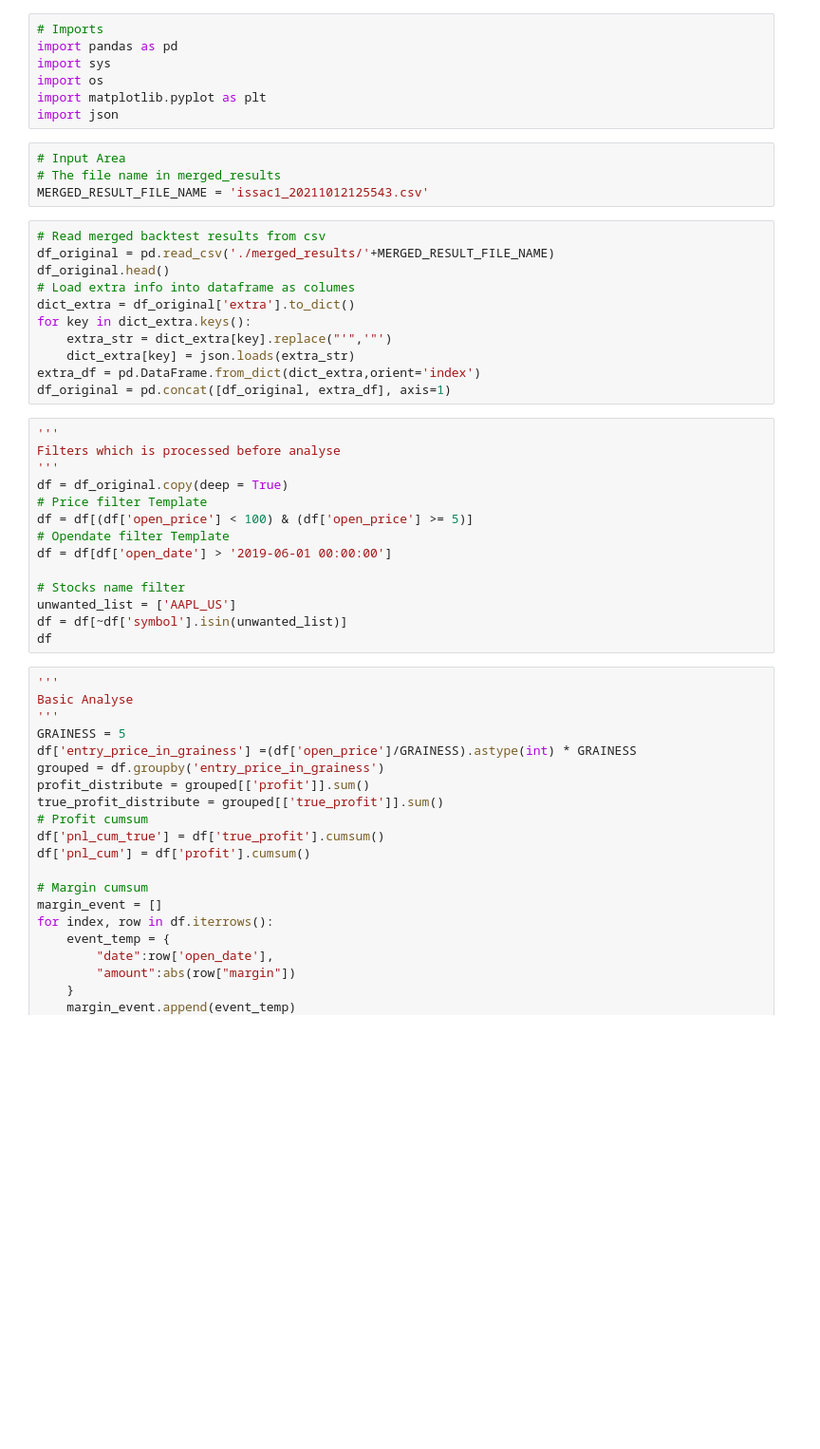
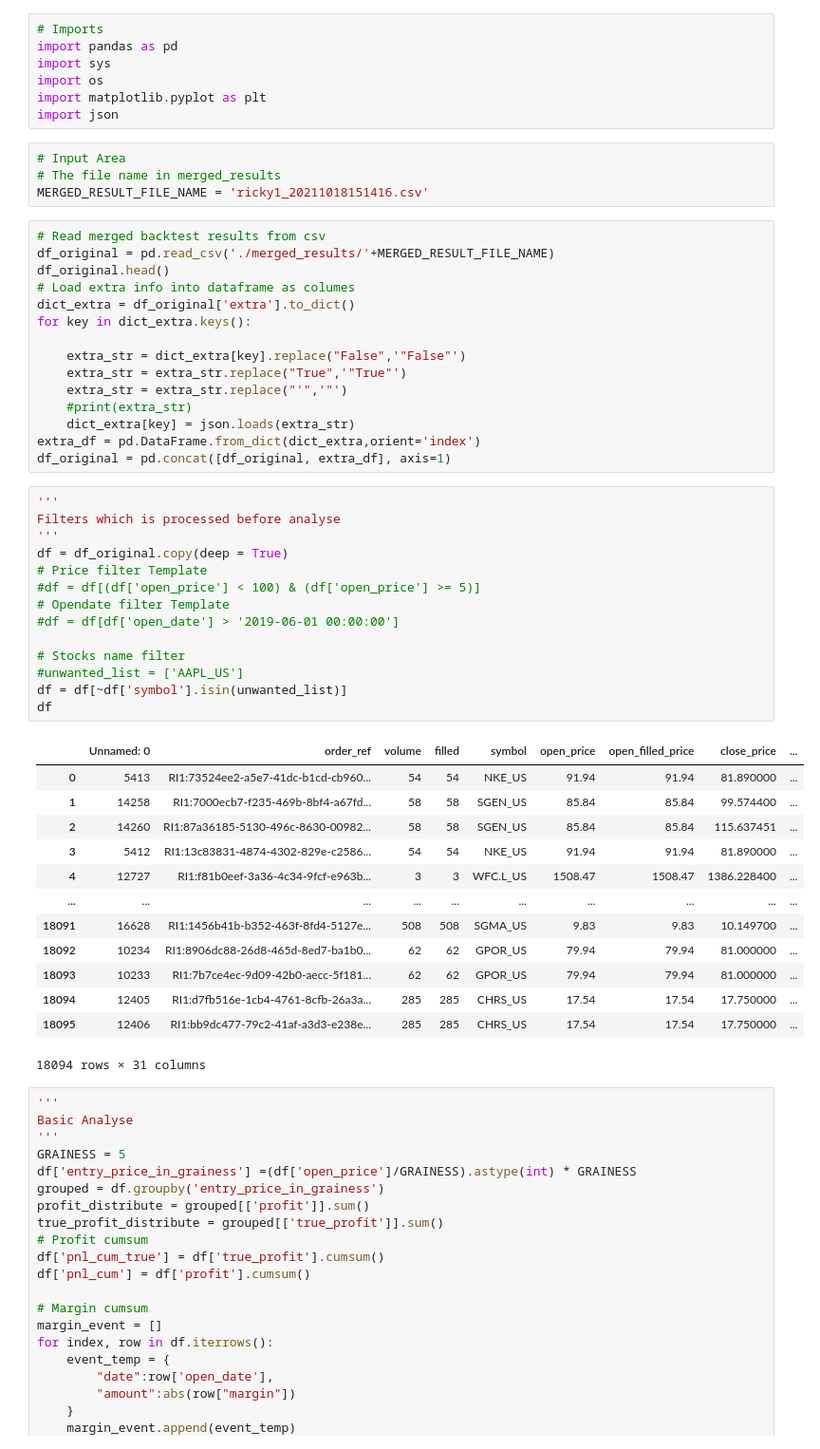
Before and after one commit to AlexLJC/xtraderbacktest, a Jupyter notebook: tools/analyser/anaylyse_staticstics.ipynb, the cells around one changed output. Shown at 95% size. Drawn from its saved outputs; the diff is of its cells as text; blank space fills up the shorter version.

```diff
--- a/tools/analyser/anaylyse_staticstics.ipynb
+++ b/tools/analyser/anaylyse_staticstics.ipynb
@@ -8,7 +8,7 @@ import json
 # %%
 # Input Area
 # The file name in merged_results
-MERGED_RESULT_FILE_NAME = 'issac1_20211012125543.csv'
+MERGED_RESULT_FILE_NAME = 'ricky1_20211018151416.csv'
 # %%
 # Read merged backtest results from csv
 df_original = pd.read_csv('./merged_results/'+MERGED_RESULT_FILE_NAME)
@@ -16,24 +16,42 @@ df_original.head()
 # Load extra info into dataframe as columes
 dict_extra = df_original['extra'].to_dict()
 for key in dict_extra.keys():
-    extra_str = dict_extra[key].replace("'",'"')
+
+    extra_str = dict_extra[key].replace("False",'"False"')
+    extra_str = extra_str.replace("True",'"True"')
+    extra_str = extra_str.replace("'",'"')
+    #print(extra_str)
     dict_extra[key] = json.loads(extra_str)
 extra_df = pd.DataFrame.from_dict(dict_extra,orient='index')
 df_original = pd.concat([df_original, extra_df], axis=1)
 # %%
 '''
 Filters which is processed before analyse
 '''
 df = df_original.copy(deep = True)
 # Price filter Template
-df = df[(df['open_price'] < 100) & (df['open_price'] >= 5)]
+#df = df[(df['open_price'] < 100) & (df['open_price'] >= 5)]
 # Opendate filter Template
-df = df[df['open_date'] > '2019-06-01 00:00:00']
+#df = df[df['open_date'] > '2019-06-01 00:00:00']
 
 # Stocks name filter
-unwanted_list = ['AAPL_US']
+#unwanted_list = ['AAPL_US']
 df = df[~df['symbol'].isin(unwanted_list)]
 df
+# %% [output]
+|  | Unnamed: 0 | order_ref | volume | filled | symbol | open_price | open_filled_price | close_price | ... |
+| 0 | 5413 | RI1:73524ee2-a5e7-41dc-b1cd-cb960... | 54 | 54 | NKE_US | 91.94 | 91.94 | 81.890000 | ... |
+| 1 | 14258 | RI1:7000ecb7-f235-469b-8bf4-a67fd... | 58 | 58 | SGEN_US | 85.84 | 85.84 | 99.574400 | ... |
+| 2 | 14260 | RI1:87a36185-5130-496c-8630-00982... | 58 | 58 | SGEN_US | 85.84 | 85.84 | 115.637451 | ... |
+| 3 | 5412 | RI1:13c83831-4874-4302-829e-c2586... | 54 | 54 | NKE_US | 91.94 | 91.94 | 81.890000 | ... |
+| 4 | 12727 | RI1:f81b0eef-3a36-4c34-9fcf-e963b... | 3 | 3 | WFC.L_US | 1508.47 | 1508.47 | 1386.228400 | ... |
+| ... | ... | ... | ... | ... | ... | ... | ... | ... | ... |
+| 18091 | 16628 | RI1:1456b41b-b352-463f-8fd4-5127e... | 508 | 508 | SGMA_US | 9.83 | 9.83 | 10.149700 | ... |
+| 18092 | 10234 | RI1:8906dc88-26d8-465d-8ed7-ba1b0... | 62 | 62 | GPOR_US | 79.94 | 79.94 | 81.000000 | ... |
+| 18093 | 10233 | RI1:7b7ce4ec-9d09-42b0-aecc-5f181... | 62 | 62 | GPOR_US | 79.94 | 79.94 | 81.000000 | ... |
+| 18094 | 12405 | RI1:d7fb516e-1cb4-4761-8cfb-26a3a... | 285 | 285 | CHRS_US | 17.54 | 17.54 | 17.750000 | ... |
+| 18095 | 12406 | RI1:bb9dc477-79c2-41af-a3d3-e238e... | 285 | 285 | CHRS_US | 17.54 | 17.54 | 17.750000 | ... |
+18094 rows × 31 columns
 # %%
 '''
 Basic Analyse
```
Also changed, not shown: parts of 3 cells of this notebook, 2 other files.
